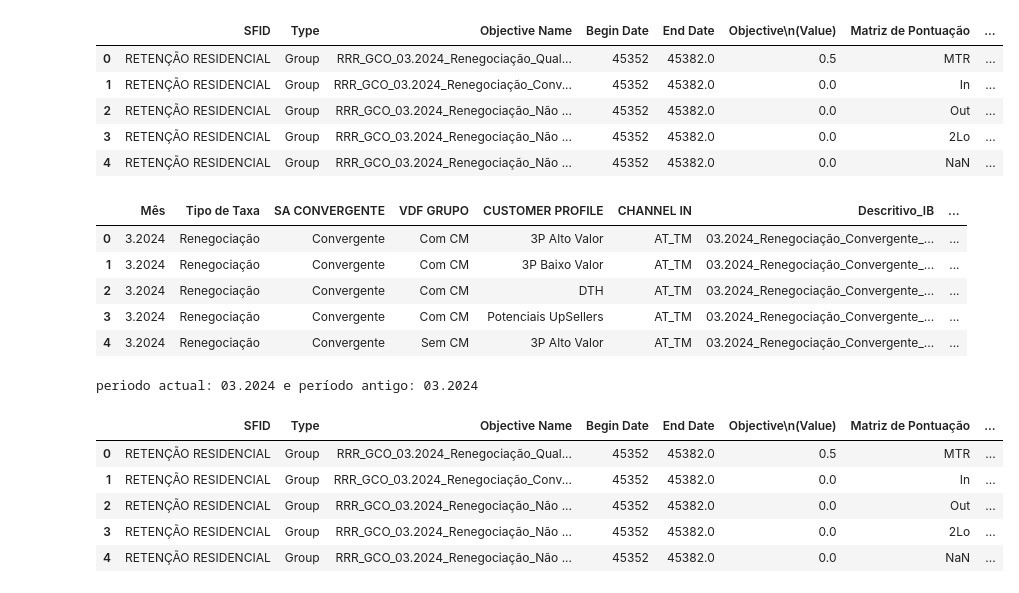
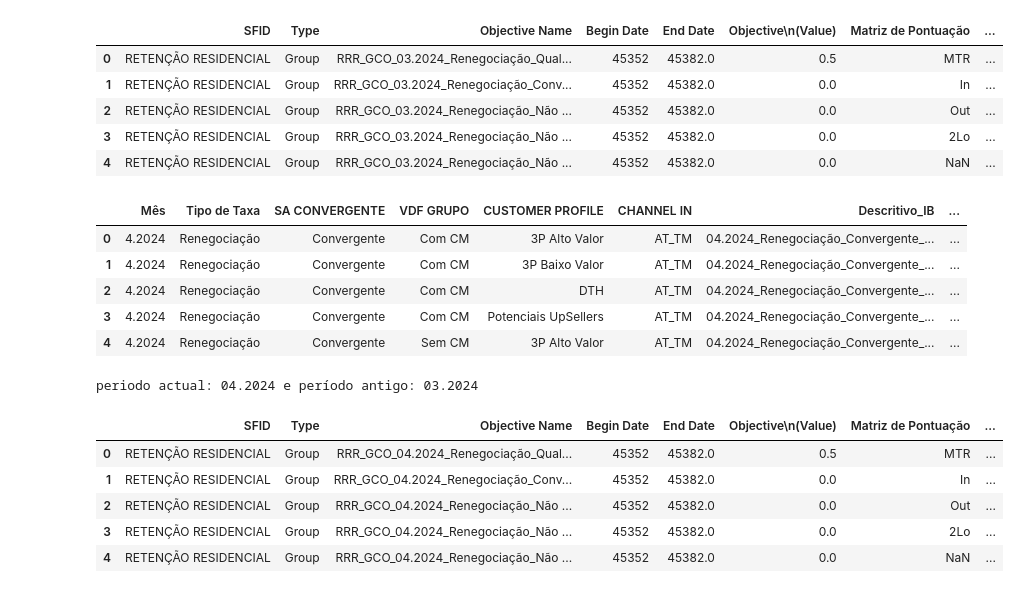
Before and after one commit to josepmatias/nos_reten-ao, a Jupyter notebook: Objectivos reactiva template.ipynb, the cells around one changed output. Drawn from its saved outputs; the diff is of its cells as text; code cells hidden in the pictures.

```diff
--- a/Objectivos reactiva template.ipynb
+++ b/Objectivos reactiva template.ipynb
@@ -7,9 +8,12 @@ pip install pyxlsb
 # %% [output]
 Requirement already satisfied: pyxlsb in /usr/local/lib/python3.10/dist-packages (1.0.10)
 # %%
-#definir nomes dos ficheiros a importar
-resumo_template_nome=".Resumo templates_março24.xlsb"
-objectivos_reactiva_nome="Objetivos_MAR24_DAF.xlsx"
+#definir nomes dos ficheiros a importar e a variável data
+resumo_template_nome=".Resumo templates_abril24.xlsb"
+objectivos_reactiva_nome="Objetivos_ABR24_DAF.xlsx"
+
+start_date = pd.Timestamp('01/04/2024')
+end_date=pd.Timestamp('30/04/2024')
 # %%
 #carregar ficheiro "resumo template"
 
@@ -44,29 +48,31 @@ objectivo_reactiva=pd.read_excel(objectivos_reactiva_nome, sheet_name=0)
 objectivo_reactiva.head()
 # %% [output]
 |  | Mês | Tipo de Taxa | SA CONVERGENTE | VDF GRUPO | CUSTOMER PROFILE | CHANNEL IN | Descritivo_IB | ... |
-| 0 | 3.2024 | Renegociação | Convergente | Com CM | 3P Alto Valor | AT_TM | 03.2024_Renegociação_Convergente_... | ... |
-| 1 | 3.2024 | Renegociação | Convergente | Com CM | 3P Baixo Valor | AT_TM | 03.2024_Renegociação_Convergente_... | ... |
-| 2 | 3.2024 | Renegociação | Convergente | Com CM | DTH | AT_TM | 03.2024_Renegociação_Convergente_... | ... |
-| 3 | 3.2024 | Renegociação | Convergente | Com CM | Potenciais UpSellers | AT_TM | 03.2024_Renegociação_Convergente_... | ... |
-| 4 | 3.2024 | Renegociação | Convergente | Sem CM | 3P Alto Valor | AT_TM | 03.2024_Renegociação_Convergente_... | ... |
+| 0 | 4.2024 | Renegociação | Convergente | Com CM | 3P Alto Valor | AT_TM | 04.2024_Renegociação_Convergente_... | ... |
+| 1 | 4.2024 | Renegociação | Convergente | Com CM | 3P Baixo Valor | AT_TM | 04.2024_Renegociação_Convergente_... | ... |
+| 2 | 4.2024 | Renegociação | Convergente | Com CM | DTH | AT_TM | 04.2024_Renegociação_Convergente_... | ... |
+| 3 | 4.2024 | Renegociação | Convergente | Com CM | Potenciais UpSellers | AT_TM | 04.2024_Renegociação_Convergente_... | ... |
+| 4 | 4.2024 | Renegociação | Convergente | Sem CM | 3P Alto Valor | AT_TM | 04.2024_Renegociação_Convergente_... | ... |
 # %%
 #definir o novo período
 periodo=objectivo_reactiva["Descritivo_IB"].unique().tolist() [0].split("_")[0]
 
 periodo_antigo=resumo_template["Objective Name"].unique().tolist() [0].split("_") [2]
 
 
 print(f"periodo actual: {periodo} e período antigo: {periodo_antigo}")
 
+
+resumo_template["Objective Name"]=resumo_template["Objective Name"].str.replace(periodo_antigo, periodo)
+resumo_template["Objective Name.1"]=resumo_template["Objective Name.1"].str.replace(periodo_antigo, periodo)
+
 resumo_template2=resumo_template.copy()
-
-resumo_template2["Objective Name"]=resumo_template2["Objective Name"].str.replace(periodo_antigo, periodo)
 resumo_template2.head()
 # %% [output]
-periodo actual: 03.2024 e período antigo: 03.2024
+periodo actual: 04.2024 e período antigo: 03.2024
 |  | SFID | Type | Objective Name | Begin Date | End Date | Objective\n(Value) | Matriz de Pontuação | ... |
-| 0 | RETENÇÃO RESIDENCIAL | Group | RRR_GCO_03.2024_Renegociação_Qual... | 45352 | 45382.0 | 0.5 | MTR | ... |
-| 1 | RETENÇÃO RESIDENCIAL | Group | RRR_GCO_03.2024_Renegociação_Conv... | 45352 | 45382.0 | 0.0 | In | ... |
-| 2 | RETENÇÃO RESIDENCIAL | Group | RRR_GCO_03.2024_Renegociação_Não ... | 45352 | 45382.0 | 0.0 | Out | ... |
-| 3 | RETENÇÃO RESIDENCIAL | Group | RRR_GCO_03.2024_Renegociação_Não ... | 45352 | 45382.0 | 0.0 | 2Lo | ... |
-| 4 | RETENÇÃO RESIDENCIAL | Group | RRR_GCO_03.2024_Renegociação_Não ... | 45352 | 45382.0 | 0.0 | NaN | ... |
+| 0 | RETENÇÃO RESIDENCIAL | Group | RRR_GCO_04.2024_Renegociação_Qual... | 45352 | 45382.0 | 0.5 | MTR | ... |
+| 1 | RETENÇÃO RESIDENCIAL | Group | RRR_GCO_04.2024_Renegociação_Conv... | 45352 | 45382.0 | 0.0 | In | ... |
+| 2 | RETENÇÃO RESIDENCIAL | Group | RRR_GCO_04.2024_Renegociação_Não ... | 45352 | 45382.0 | 0.0 | Out | ... |
+| 3 | RETENÇÃO RESIDENCIAL | Group | RRR_GCO_04.2024_Renegociação_Não ... | 45352 | 45382.0 | 0.0 | 2Lo | ... |
+| 4 | RETENÇÃO RESIDENCIAL | Group | RRR_GCO_04.2024_Renegociação_Não ... | 45352 | 45382.0 | 0.0 | NaN | ... |
```
Also changed, not shown: parts of 6 cells of this notebook.
